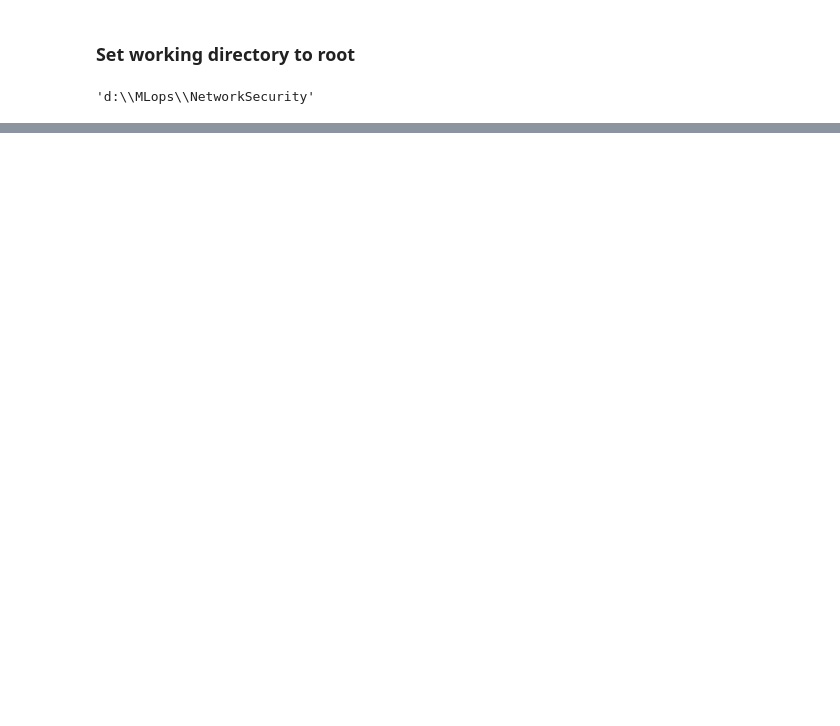
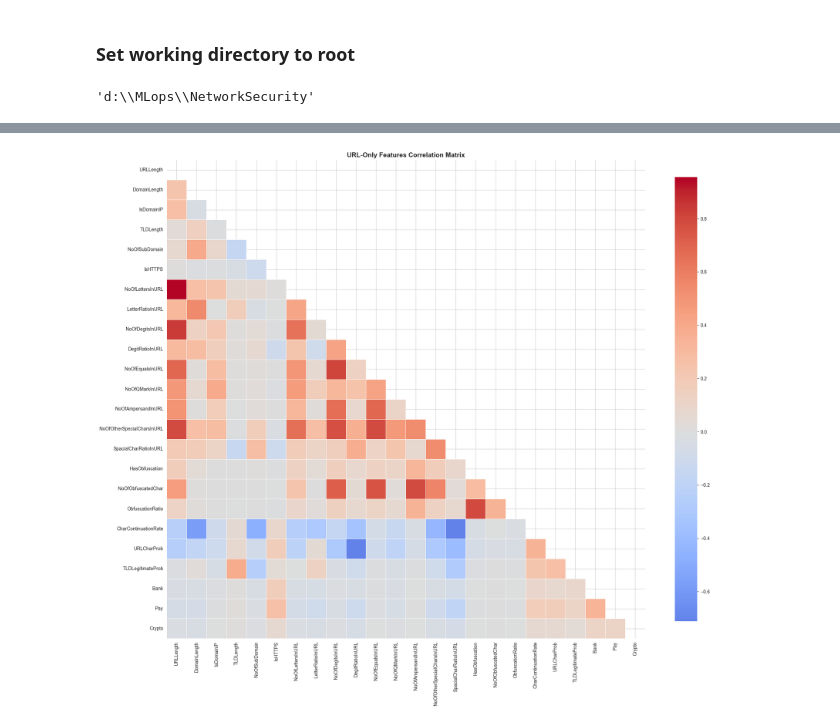
Before and after one commit to fitsblb/PhishGuardAI, a Jupyter notebook: notebooks/00_eda.ipynb, the cells around one changed output, grey strips where cells are left out. Cells and saved outputs as stored; diff of their text form; code cells hidden in the pictures; blank space fills up the shorter version.

```diff
--- a/notebooks/00_eda.ipynb
+++ b/notebooks/00_eda.ipynb
@@ -104,0 +560,98 @@ Name: count, dtype: int64
+# %%
+print("=" * 60)
+print("KEY INSIGHTS FROM FEATURE DISTRIBUTIONS")
+print("=" * 60)
+
+print("\nSTRONG DISCRIMINATORS (separation > 0.8):")
+strong_features = sep_df[sep_df["separation"] > 0.8]["feature"].tolist()
+for f in strong_features:
+    row = sep_df[sep_df["feature"] == f].iloc[0]
+    print(f"  {f}: {row['separation']:.3f}")
+    print(
+        f"    Phish median: {row['phish_median']:.3f} | Legit median: {row['legit_median']:.3f}"
+    )
+
+print("\nWEAK DISCRIMINATORS (separation < 0.1):")
+weak_features = sep_df[sep_df["separation"] < 0.1]["feature"].tolist()
+print(f"  Found {len(weak_features)} features with minimal separation:")
+for f in weak_features:
+    print(f"    - {f}")
+
+print("\n" + "=" * 60)
+print("CORRELATION ANALYSIS")
+print("=" * 60)
+
+numeric_url_features = [f for f in url_only_features if f != "TLD"]
+
+correlation_matrix = df[numeric_url_features].corr()
+
+plt.figure(figsize=(20, 18))
+mask = np.triu(np.ones_like(correlation_matrix, dtype=bool))
+sns.heatmap(
+    correlation_matrix,
+    mask=mask,
+    annot=False,
+    cmap="coolwarm",
+    center=0,
+    square=True,
+    linewidths=0.5,
+    cbar_kws={"shrink": 0.8},
+)
+plt.title("URL-Only Features Correlation Matrix", fontsize=14, fontweight="bold")
+plt.tight_layout()
+plt.savefig(
+    "outputs/eda/url_features_correlation_heatmap.png", dpi=150, bbox_inches="tight"
+)
+plt.show()
+
+print("\nSaved: outputs/eda/url_features_correlation_heatmap.png")
+
+print("\n" + "=" * 60)
+print("HIGH CORRELATION PAIRS (|r| > 0.8)")
+print("=" * 60)
+
+high_corr_pairs = []
+for i in range(len(correlation_matrix.columns)):
+    for j in range(i + 1, len(correlation_matrix.columns)):
+        corr_val = correlation_matrix.iloc[i, j]
+        if abs(corr_val) > 0.8:
+            high_corr_pairs.append(
+                {
+                    "feature1": correlation_matrix.columns[i],
+                    "feature2": correlation_matrix.columns[j],
+                    "correlation": corr_val,
+                }
+            )
+
+if high_corr_pairs:
+    corr_df = pd.DataFrame(high_corr_pairs).sort_values(
+        "correlation", ascending=False, key=abs
+    )
+    print(corr_df.to_string(index=False))
+else:
+    print("No feature pairs with |correlation| > 0.8 found")
+
+print("\n" + "=" * 60)
+print("SUMMARY STATISTICS BY CLASS")
+print("=" * 60)
+
+summary_stats = []
+for feature in url_only_features[:10]:
+    phish = df[df["label"] == 0][feature]
+    legit = df[df["label"] == 1][feature]
+
+    summary_stats.append(
+        {
+            "feature": feature,
+            "phish_mean": phish.mean(),
+            "phish_std": phish.std(),
+            "legit_mean": legit.mean(),
+            "legit_std": legit.std(),
+            "mean_diff": abs(phish.mean() - legit.mean()),
+        }
+    )
+
+stats_df = pd.DataFrame(summary_stats)
+print("\nTop 10 features summary:")
+print(stats_df.to_string(index=False))
+# %% [output]
@@ -104,0 +675 @@ Name: count, dtype: int64
+[figure, added]
```
Also changed, not shown: parts of 35 cells of this notebook, 12 other files.
